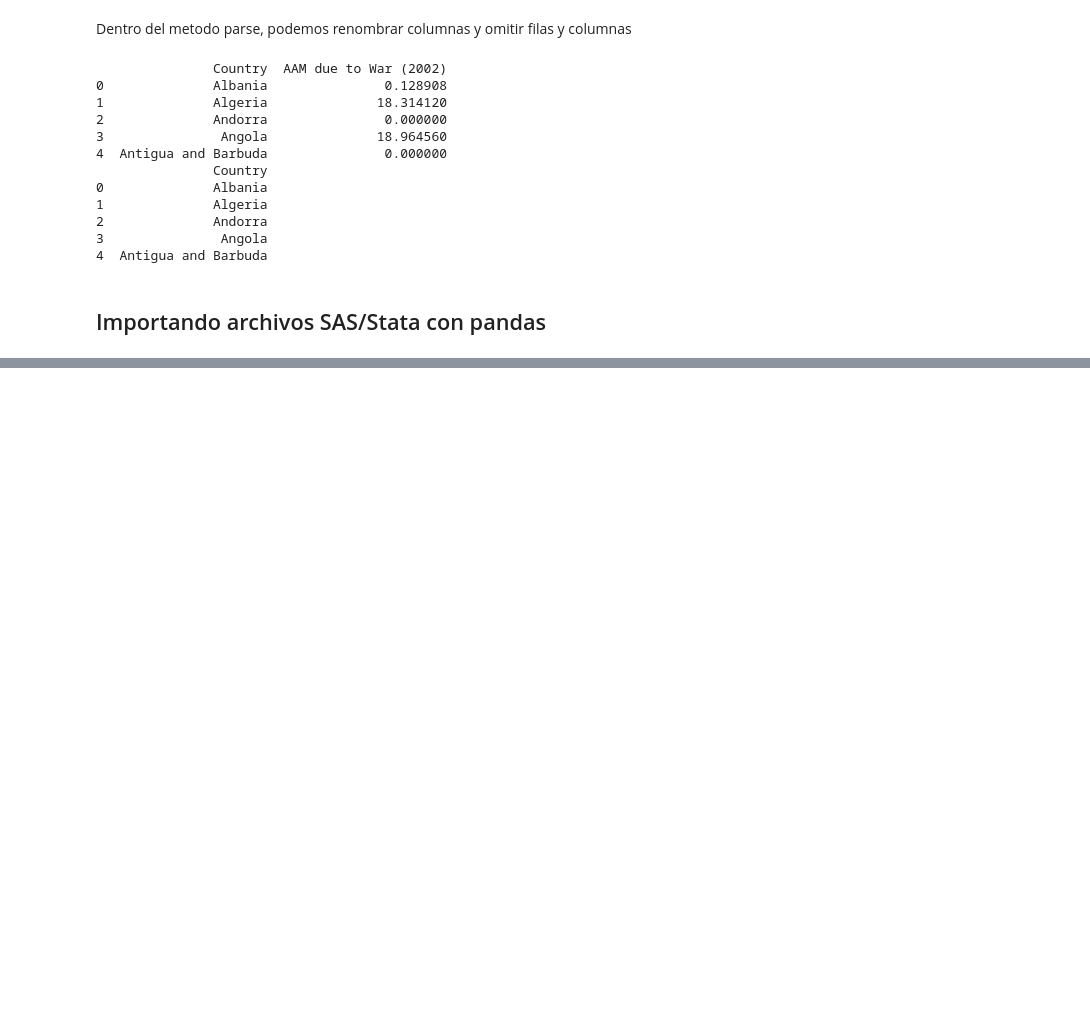
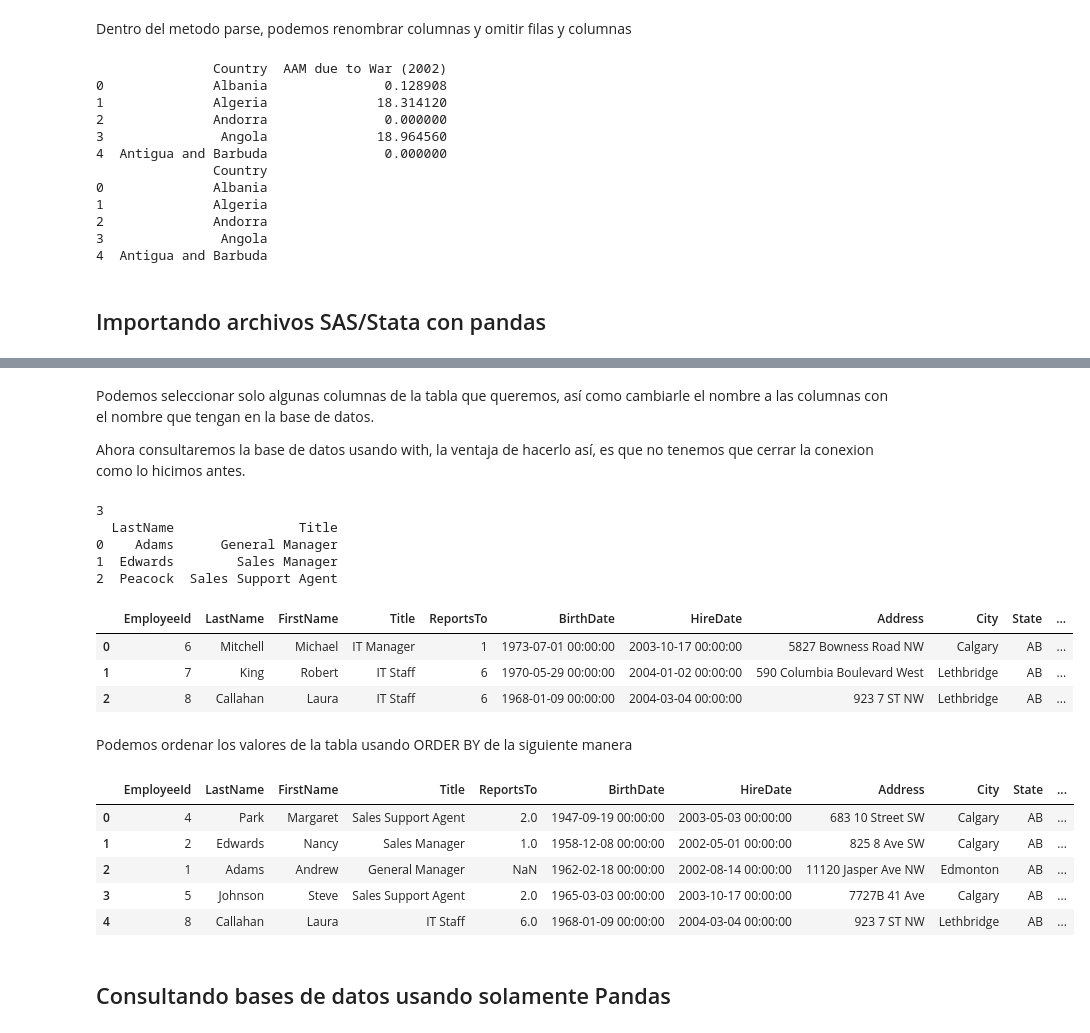
Before and after one commit to RichCM99/PythonBasics, a Jupyter notebook: IntImportingDataPython.ipynb, the cells around one changed output, grey strips where cells are left out. Saved outputs shown, nothing was run; the diff lists cells and outputs as text; code cells hidden in the pictures; blank space fills up the shorter version.

```diff
--- a/IntImportingDataPython.ipynb
+++ b/IntImportingDataPython.ipynb
@@ -169,0 +351,64 @@ print(df2.head())
+# %% [markdown]
+Podemos seleccionar solo algunas columnas de la tabla que queremos, así como cambiarle el nombre a las columnas con el nombre que tengan en la base de datos.
+
+Ahora consultaremos la base de datos usando with, la ventaja de hacerlo así, es que no tenemos que cerrar la conexion como lo hicimos antes.
+# %%
+engine = create_engine('sqlite:///Chinook.sqlite')
+
+with engine.connect() as con:
+    rs = con.execute('SELECT LastName, Title FROM Employee')
+
+    # con el metodo fetchmany(size=3) hacemos que el dataframe solo tenga 3 filas
+    df = pd.DataFrame(rs.fetchmany(size=3))
+
+    # nombramos las columnas con los nombres que tenian en la base de datos
+    df.columns = rs.keys()
+
+print(len(df))
+
+# Print the head of the DataFrame df
+print(df.head())
+# %% [output]
+3
+  LastName                Title
+0    Adams      General Manager
+1  Edwards        Sales Manager
+2  Peacock  Sales Support Agent
+# %%
+engine = create_engine('sqlite:///Chinook.sqlite')
+
+# Open engine in context manager
+# Perform query and save results to DataFrame: df
+with engine.connect() as con:
+    rs = con.execute('SELECT * FROM Employee WHERE EmployeeId >= 6')
+    df = pd.DataFrame(rs.fetchall())
+    df.columns = rs.keys()
+
+# Print the head of the DataFrame df
+df.head()
+# %% [output]
+|  | EmployeeId | LastName | FirstName | Title | ReportsTo | BirthDate | HireDate | Address | City | State | ... |
+| 0 | 6 | Mitchell | Michael | IT Manager | 1 | 1973-07-01 00:00:00 | 2003-10-17 00:00:00 | 5827 Bowness Road NW | Calgary | AB | ... |
+| 1 | 7 | King | Robert | IT Staff | 6 | 1970-05-29 00:00:00 | 2004-01-02 00:00:00 | 590 Columbia Boulevard West | Lethbridge | AB | ... |
+| 2 | 8 | Callahan | Laura | IT Staff | 6 | 1968-01-09 00:00:00 | 2004-03-04 00:00:00 | 923 7 ST NW | Lethbridge | AB | ... |
+# %% [markdown]
+Podemos ordenar los valores de la tabla usando ORDER BY de la siguiente manera
+# %%
+with engine.connect() as con:
+    rs = engine.execute('SELECT * FROM Employee ORDER BY BirthDate')
+    df = pd.DataFrame(rs.fetchall())
+
+    # Set the DataFrame's column names
+    df.columns = rs.keys()
+
+# Print head of DataFrame
+df.head()
+# %% [output]
+|  | EmployeeId | LastName | FirstName | Title | ReportsTo | BirthDate | HireDate | Address | City | State | ... |
+| 0 | 4 | Park | Margaret | Sales Support Agent | 2.0 | 1947-09-19 00:00:00 | 2003-05-03 00:00:00 | 683 10 Street SW | Calgary | AB | ... |
+| 1 | 2 | Edwards | Nancy | Sales Manager | 1.0 | 1958-12-08 00:00:00 | 2002-05-01 00:00:00 | 825 8 Ave SW | Calgary | AB | ... |
+| 2 | 1 | Adams | Andrew | General Manager | NaN | 1962-02-18 00:00:00 | 2002-08-14 00:00:00 | 11120 Jasper Ave NW | Edmonton | AB | ... |
+| 3 | 5 | Johnson | Steve | Sales Support Agent | 2.0 | 1965-03-03 00:00:00 | 2003-10-17 00:00:00 | 7727B 41 Ave | Calgary | AB | ... |
+| 4 | 8 | Callahan | Laura | IT Staff | 6.0 | 1968-01-09 00:00:00 | 2004-03-04 00:00:00 | 923 7 ST NW | Lethbridge | AB | ... |
+# %% [markdown]
+## Consultando bases de datos usando solamente Pandas
```
Also changed, not shown: parts of 26 cells of this notebook, 1 other file.
